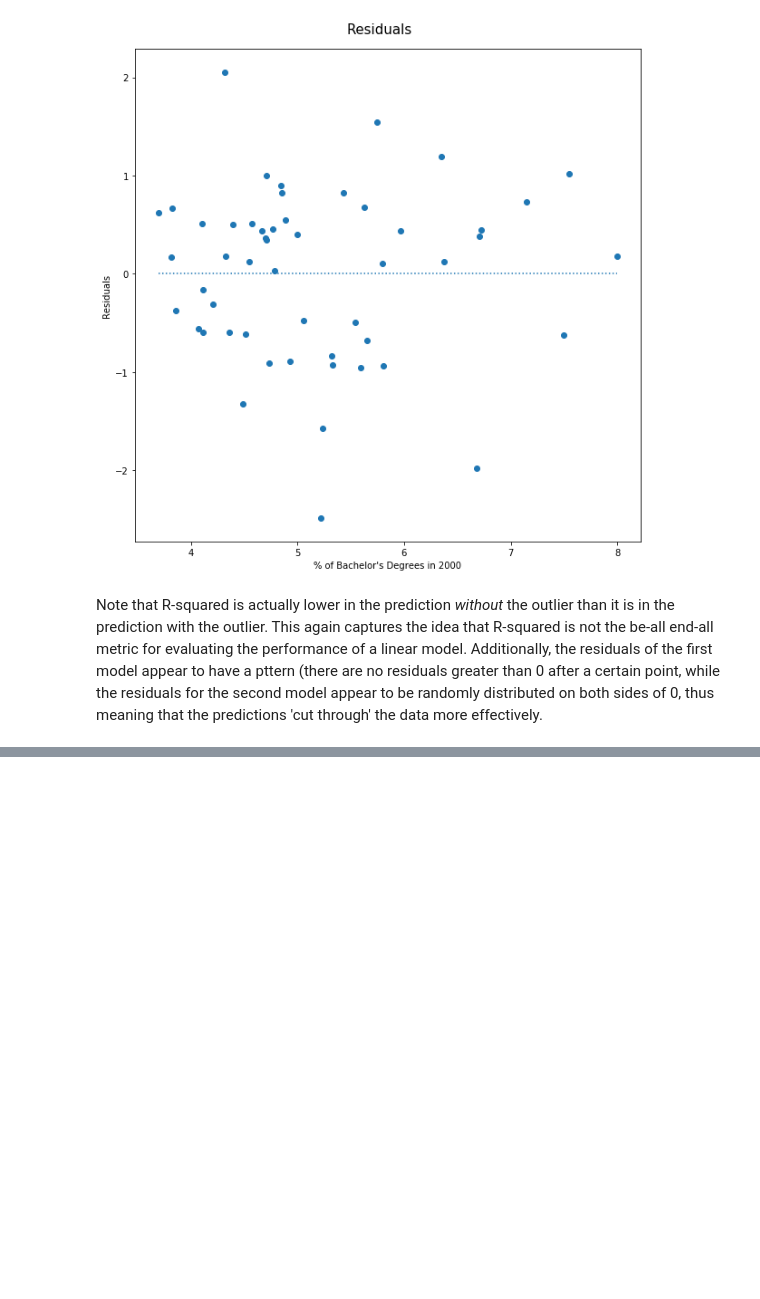
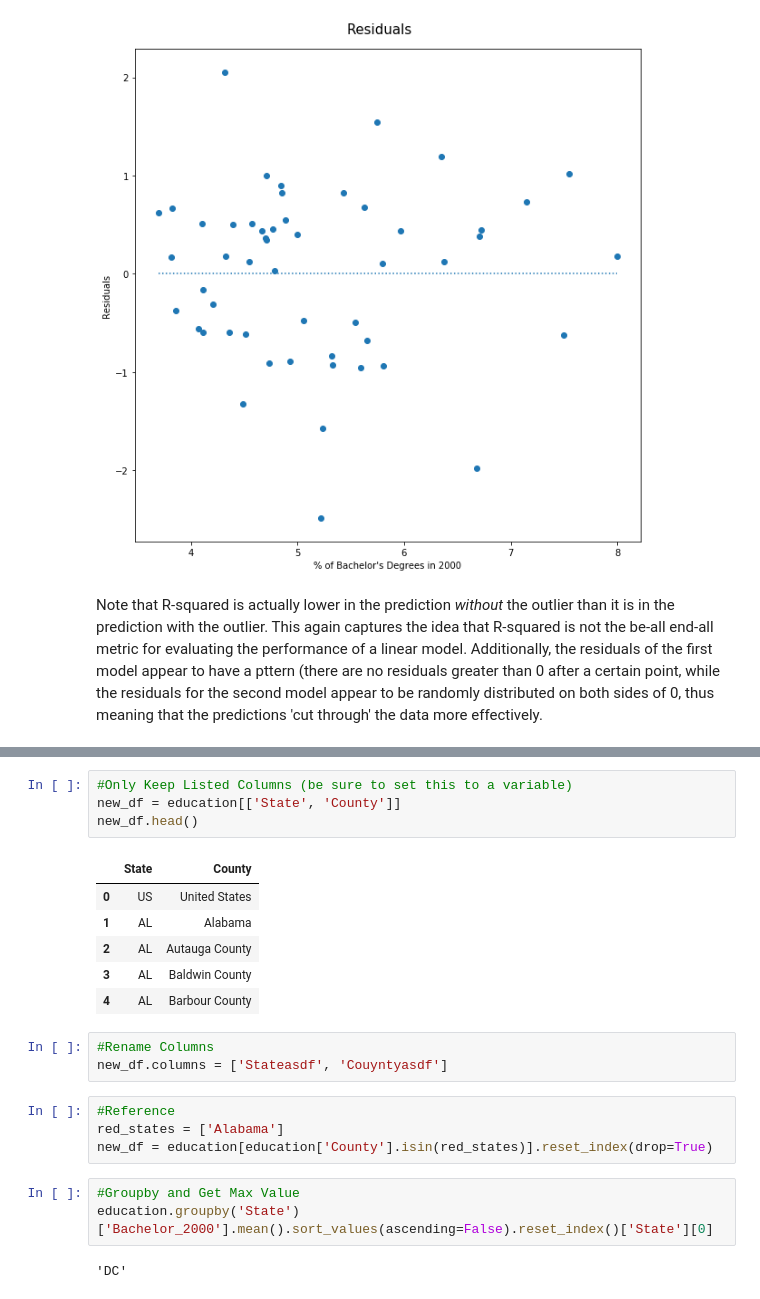
Before and after one commit to CSC217/fall_2019, a Jupyter notebook: week12-project_workshop/help_examples.ipynb, the cells around one changed output, grey strips where cells are left out. Drawn from its saved outputs; the diff is of its cells as text; blank space fills up the shorter version.

```diff
--- a/week12-project_workshop/help_examples.ipynb
+++ b/week12-project_workshop/help_examples.ipynb
@@ -159,0 +178,23 @@ Note that R-squared is actually lower in the prediction *without* the outlier th
+# %%
+#Only Keep Listed Columns (be sure to set this to a variable)
+new_df = education[['State', 'County']]
+new_df.head()
+# %% [output]
+|  | State | County |
+| 0 | US | United States |
+| 1 | AL | Alabama |
+| 2 | AL | Autauga County |
+| 3 | AL | Baldwin County |
+| 4 | AL | Barbour County |
+# %%
+#Rename Columns
+new_df.columns = ['Stateasdf', 'Couyntyasdf']
+# %%
+#Reference
+red_states = ['Alabama']
+new_df = education[education['County'].isin(red_states)].reset_index(drop=True)
+# %%
+#Groupby and Get Max Value
+education.groupby('State')['Bachelor_2000'].mean().sort_values(ascending=False).reset_index()['State'][0]
+# %% [output]
+'DC'
```
Also changed, not shown: parts of 4 cells of this notebook.
